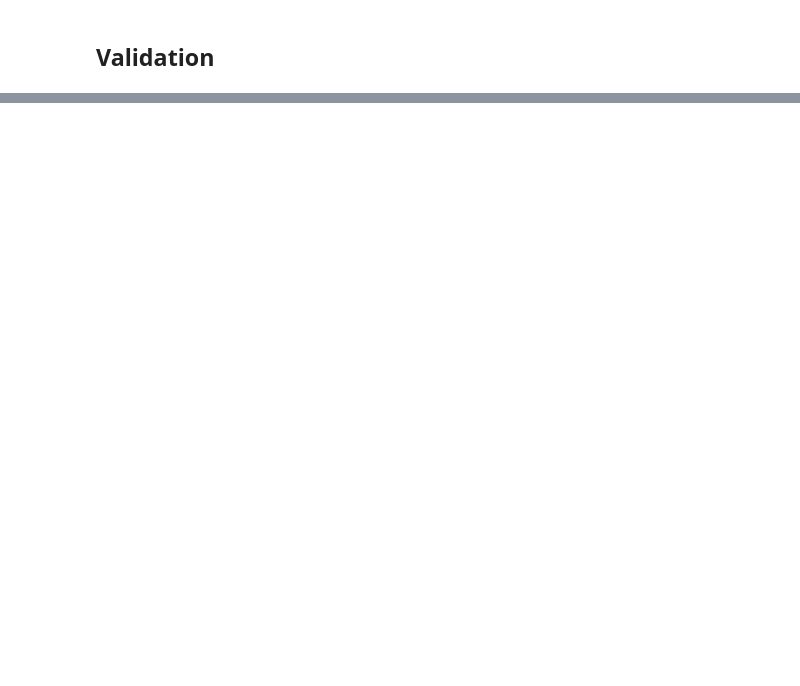
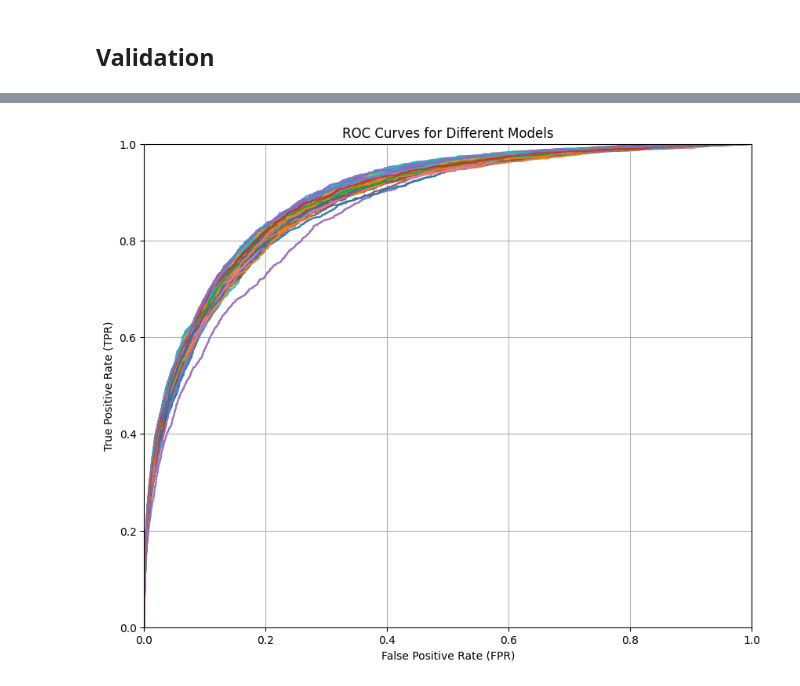
Before and after one commit to Jelmer1887/2IX30_2025, a Jupyter notebook: XGBOOST.ipynb, the cells around one changed output, grey strips where cells are left out. Cells and saved outputs as stored; diff of their text form; code cells hidden in the pictures; blank space fills up the shorter version.

```diff
--- a/XGBOOST.ipynb
+++ b/XGBOOST.ipynb
@@ -115,0 +264,48 @@ models = [xgb.XGBClassifier().load_model(f"./models/model_{i}.json") for i in ra
+# %%
+# -- create plottable data -- #
+
+# nested dataframe where each model_index has a subset containing the rates for that model
+ROC_df = pd.DataFrame()
+
+# get rates for each model
+for model_index, score in enumerate(scores):
+    fpr, tpr, thresholds = metrics.roc_curve(y_val, score["probabilities"])
+
+    rates: dict = {
+        "Model" : [model_index for _ in range(len(thresholds))],
+        "Threshold": thresholds, # primary key
+        "FPR": fpr,
+        "TPR": tpr
+    }
+
+    # Append the data to the DataFrame
+    ROC_df = pd.concat([ROC_df, pd.DataFrame(rates)], ignore_index=True)
+# %%
+# visualize the result ROC curves of each model in a single plot with different colors per model
+
+# -- plot settings -- #
+
+fig, ax = plt.subplots(figsize=(10, 8))
+ax.set_title("ROC Curves for Different Models")
+ax.set_xlabel("False Positive Rate (FPR)")
+ax.set_ylabel("True Positive Rate (TPR)")
+ax.set_xlim(0, 1)
+ax.set_ylim(0, 1)
+ax.grid(True)
+
+# -- plot the ROC curves -- #
+
+# create groups of rate data for each model - nr groups should match the number of models & axis
+ROC_perModel = ROC_df.groupby("Model")
+
+# plot each model's ROC curve
+for model_index, group in ROC_perModel:
+    # get x,y pairs
+    data = group[["FPR", "TPR"]].values
+
+    # plot the ROC curve
+    ax.plot(data[:, 0], data[:, 1], alpha=.9 ,label=f"Model {model_index + 1} (AUC: {scores[model_index]['roc_auc']:.2%})")
+
+# set legend labels corerctly
+# %% [output]
+[figure, added]
```
Also changed, not shown: parts of 12 cells of this notebook, 2 other files.
